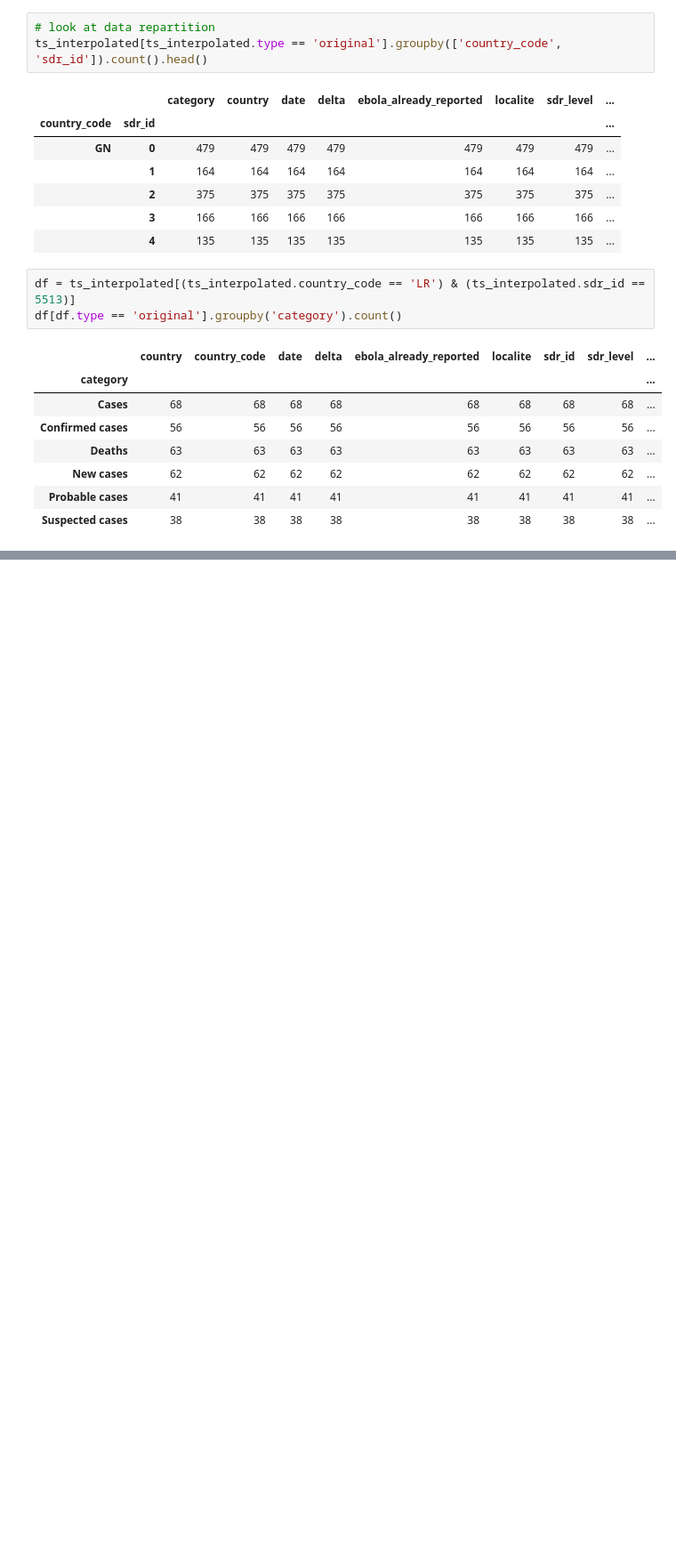
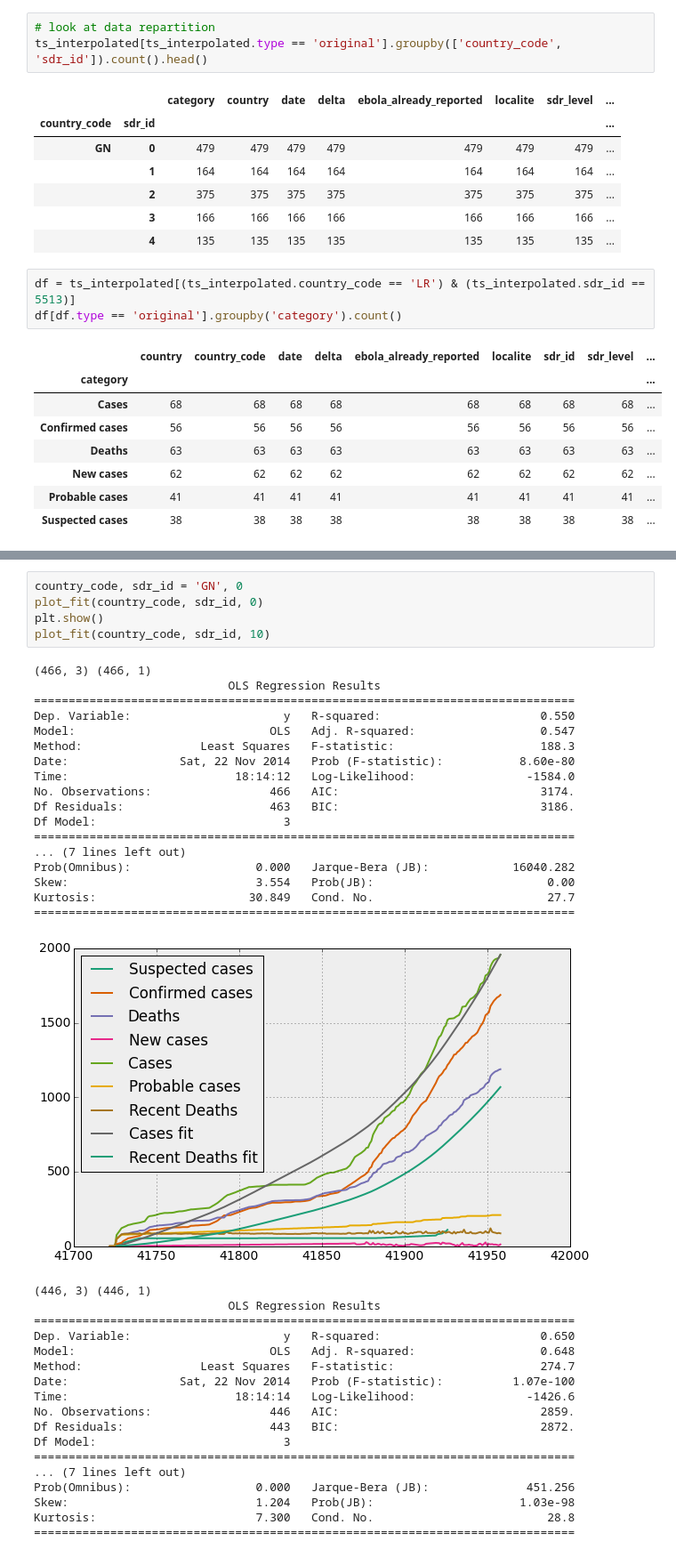
Before and after one commit to gsabran/data-science-project, a Jupyter notebook: code/timeseries.ipynb, the cells around one changed output, grey strips where cells are left out. Shown at 89% size. Cells and saved outputs as stored; diff of their text form; blank space fills up the shorter version.

```diff
--- a/code/timeseries.ipynb
+++ b/code/timeseries.ipynb
@@ -242,0 +310,41 @@ plot('GN', 0)
+# %%
+country_code, sdr_id = 'GN', 0
+plot_fit(country_code, sdr_id, 0)
+plt.show()
+plot_fit(country_code, sdr_id, 10)
+# %% [output]
+(466, 3) (466, 1)
+                            OLS Regression Results
+==============================================================================
+Dep. Variable:                      y   R-squared:                       0.550
+Model:                            OLS   Adj. R-squared:                  0.547
+Method:                 Least Squares   F-statistic:                     188.3
+Date:                Sat, 22 Nov 2014   Prob (F-statistic):           8.60e-80
+Time:                        18:14:12   Log-Likelihood:                -1584.0
+No. Observations:                 466   AIC:                             3174.
+Df Residuals:                     463   BIC:                             3186.
+Df Model:                           3
+==============================================================================
+... (7 lines left out)
+Prob(Omnibus):                  0.000   Jarque-Bera (JB):            16040.282
+Skew:                           3.554   Prob(JB):                         0.00
+Kurtosis:                      30.849   Cond. No.                         27.7
+==============================================================================
+[figure, added]
+(446, 3) (446, 1)
+                            OLS Regression Results
+==============================================================================
+Dep. Variable:                      y   R-squared:                       0.650
+Model:                            OLS   Adj. R-squared:                  0.648
+Method:                 Least Squares   F-statistic:                     274.7
+Date:                Sat, 22 Nov 2014   Prob (F-statistic):          1.07e-100
+Time:                        18:14:14   Log-Likelihood:                -1426.6
+No. Observations:                 446   AIC:                             2859.
+Df Residuals:                     443   BIC:                             2872.
+Df Model:                           3
+==============================================================================
+... (7 lines left out)
+Prob(Omnibus):                  0.000   Jarque-Bera (JB):              451.256
+Skew:                           1.204   Prob(JB):                     1.03e-98
+Kurtosis:                       7.300   Cond. No.                         28.8
+==============================================================================
```
Also changed, not shown: parts of 4 cells of this notebook, 1 other file.
